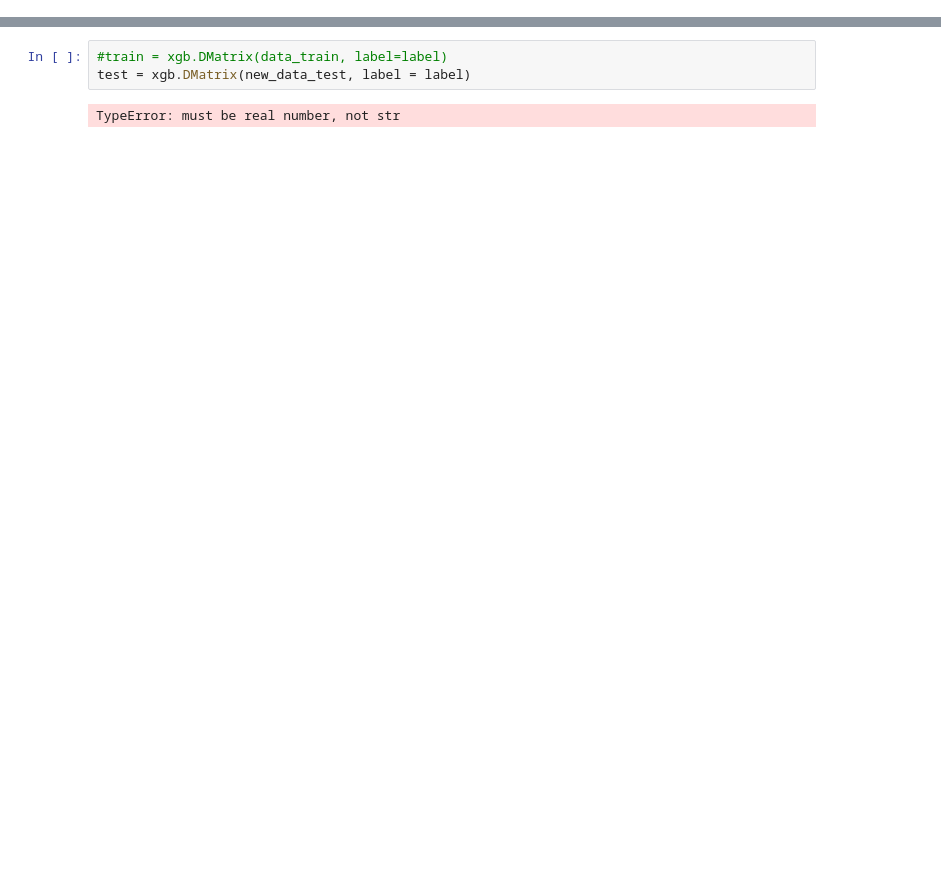
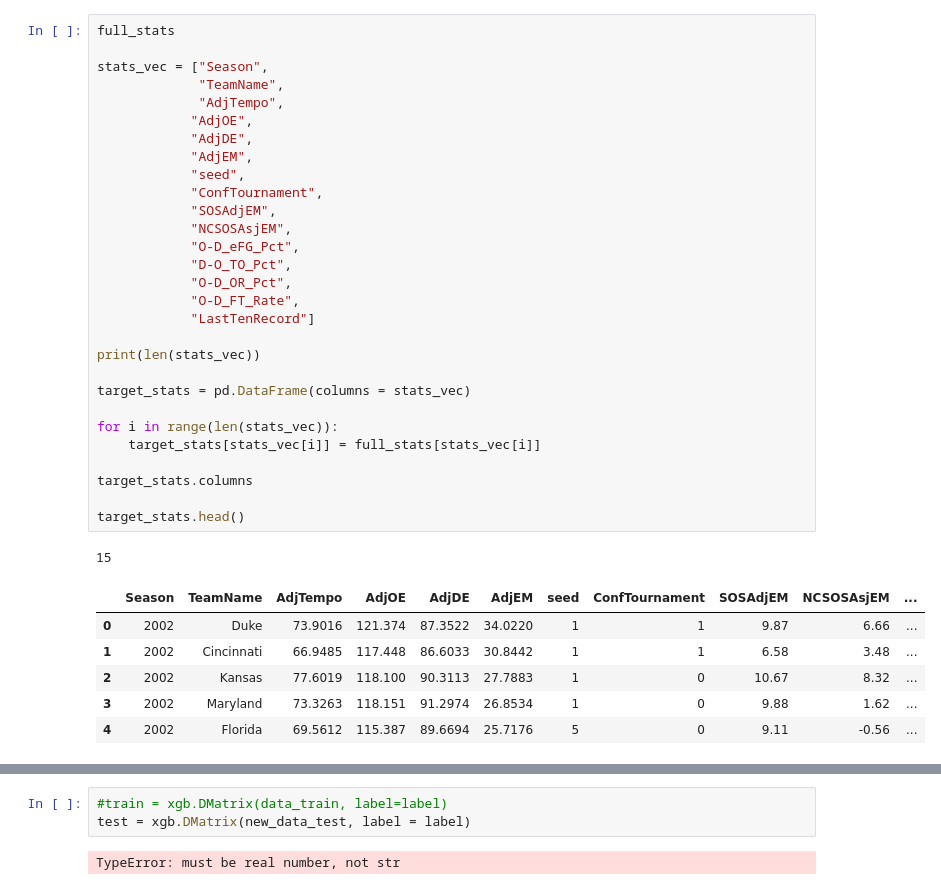
Before and after one commit to blommel4/semester_project, a Jupyter notebook: testing_caroline .ipynb, the cells around one changed output, grey strips where cells are left out. Cells and saved outputs as stored; diff of their text form; blank space fills up the shorter version.

```diff
--- a/testing_caroline .ipynb
+++ b/testing_caroline .ipynb
@@ -10,0 +20,37 @@ full_stats = pd.read_csv('FullKenPom_pt.csv')
+# %%
+full_stats
+
+stats_vec = ["Season",
+             "TeamName",
+             "AdjTempo",
+            "AdjOE",
+            "AdjDE",
+            "AdjEM",
+            "seed",
+            "ConfTournament",
+            "SOSAdjEM",
+            "NCSOSAsjEM",
+            "O-D_eFG_Pct",
+            "D-O_TO_Pct",
+            "O-D_OR_Pct",
+            "O-D_FT_Rate",
+            "LastTenRecord"]
+
+print(len(stats_vec))
+
+target_stats = pd.DataFrame(columns = stats_vec)
+
+for i in range(len(stats_vec)):
+    target_stats[stats_vec[i]] = full_stats[stats_vec[i]]
+
+target_stats.columns
+
+target_stats.head()
+# %% [output]
+15
+|  | Season | TeamName | AdjTempo | AdjOE | AdjDE | AdjEM | seed | ConfTournament | SOSAdjEM | NCSOSAsjEM | ... |
+| 0 | 2002 | Duke | 73.9016 | 121.374 | 87.3522 | 34.0220 | 1 | 1 | 9.87 | 6.66 | ... |
+| 1 | 2002 | Cincinnati | 66.9485 | 117.448 | 86.6033 | 30.8442 | 1 | 1 | 6.58 | 3.48 | ... |
+| 2 | 2002 | Kansas | 77.6019 | 118.100 | 90.3113 | 27.7883 | 1 | 0 | 10.67 | 8.32 | ... |
+| 3 | 2002 | Maryland | 73.3263 | 118.151 | 91.2974 | 26.8534 | 1 | 0 | 9.88 | 1.62 | ... |
+| 4 | 2002 | Florida | 69.5612 | 115.387 | 89.6694 | 25.7176 | 5 | 0 | 9.11 | -0.56 | ... |
```
Also changed, not shown: parts of 6 cells of this notebook.
